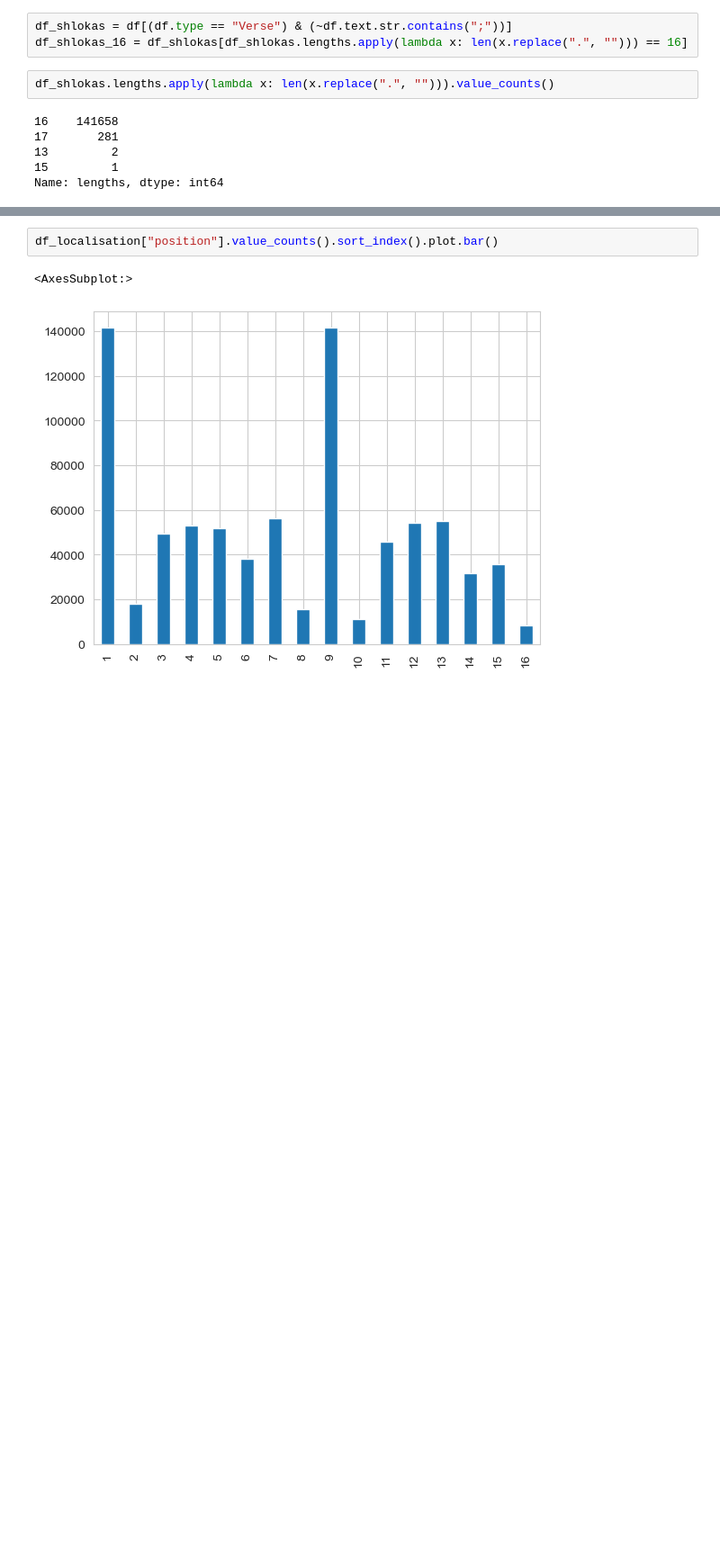
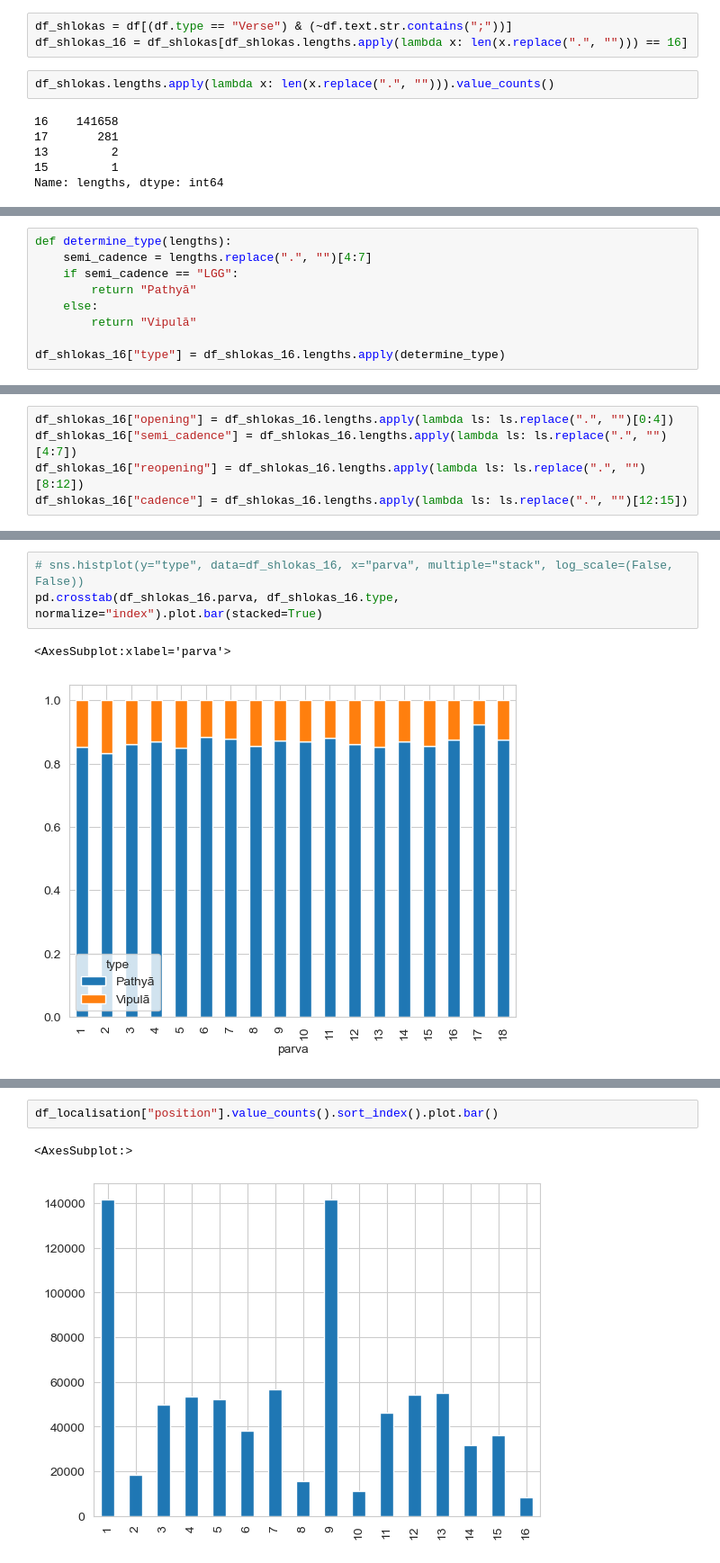
Before and after one commit to kmein/shloka, a Jupyter notebook: shloka-scansion/Shloka.ipynb, the cells around one changed output, grey strips where cells are left out. Shown at 90% size. Drawn from its saved outputs; the diff is of its cells as text; blank space fills up the shorter version.

Commit message:
shloka-scansion: advance data analysis

```diff
--- a/shloka-scansion/Shloka.ipynb
+++ b/shloka-scansion/Shloka.ipynb
@@ -31,0 +66,9 @@ df_shlokas[df_shlokas.lengths.apply(lambda x: len(x.replace(".", ""))) < 16]
+# %%
+def determine_type(lengths):
+    semi_cadence = lengths.replace(".", "")[4:7]
+    if semi_cadence == "LGG":
+        return "Pathyā"
+    else:
+        return "Vipulā"
+
+df_shlokas_16["type"] = df_shlokas_16.lengths.apply(determine_type)
@@ -31,0 +81,5 @@ df_shlokas[df_shlokas.lengths.apply(lambda x: len(x.replace(".", ""))) < 16]
+# %%
+df_shlokas_16["opening"] = df_shlokas_16.lengths.apply(lambda ls: ls.replace(".", "")[0:4])
+df_shlokas_16["semi_cadence"] = df_shlokas_16.lengths.apply(lambda ls: ls.replace(".", "")[4:7])
+df_shlokas_16["reopening"] = df_shlokas_16.lengths.apply(lambda ls: ls.replace(".", "")[8:12])
+df_shlokas_16["cadence"] = df_shlokas_16.lengths.apply(lambda ls: ls.replace(".", "")[12:15])
@@ -31,0 +133,6 @@ df_shlokas[df_shlokas.lengths.apply(lambda x: len(x.replace(".", ""))) < 16]
+# %%
+# sns.histplot(y="type", data=df_shlokas_16, x="parva", multiple="stack", log_scale=(False, False))
+pd.crosstab(df_shlokas_16.parva, df_shlokas_16.type, normalize="index").plot.bar(stacked=True)
+# %% [output]
+<AxesSubplot:xlabel='parva'>
+[figure, added]
```
Also changed, not shown: parts of 42 cells of this notebook.
